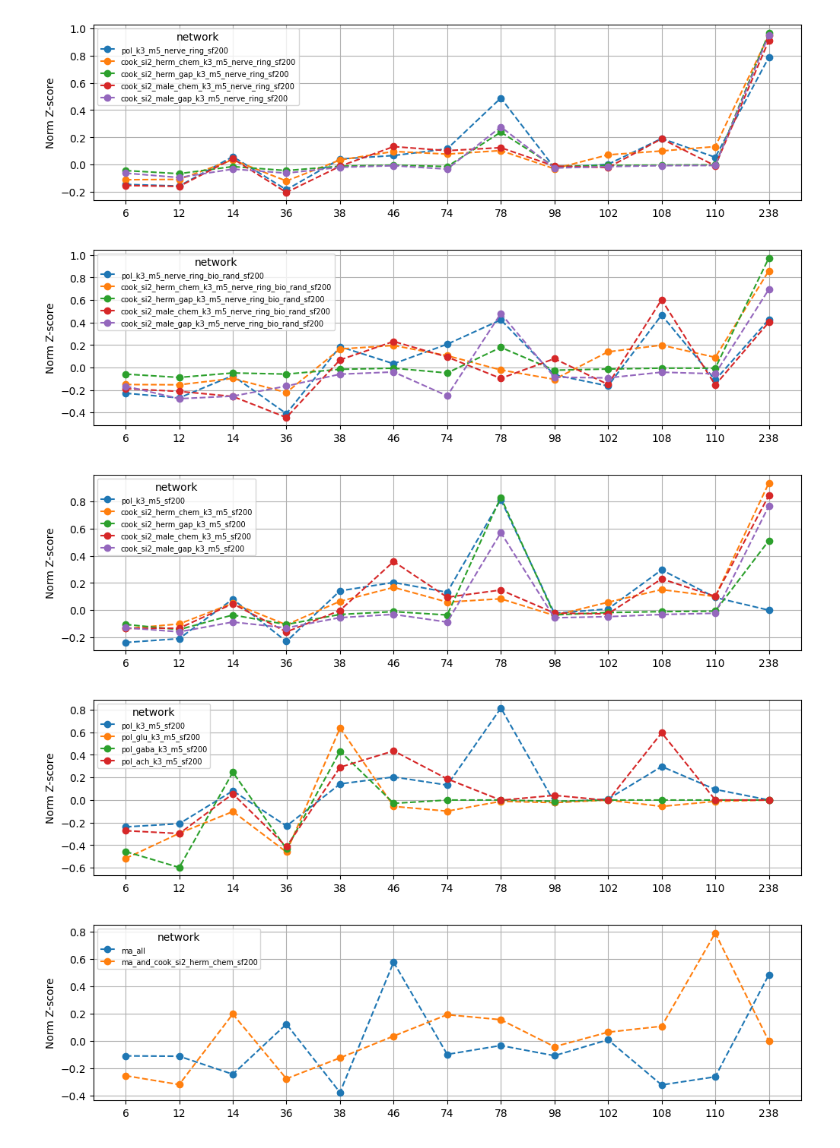
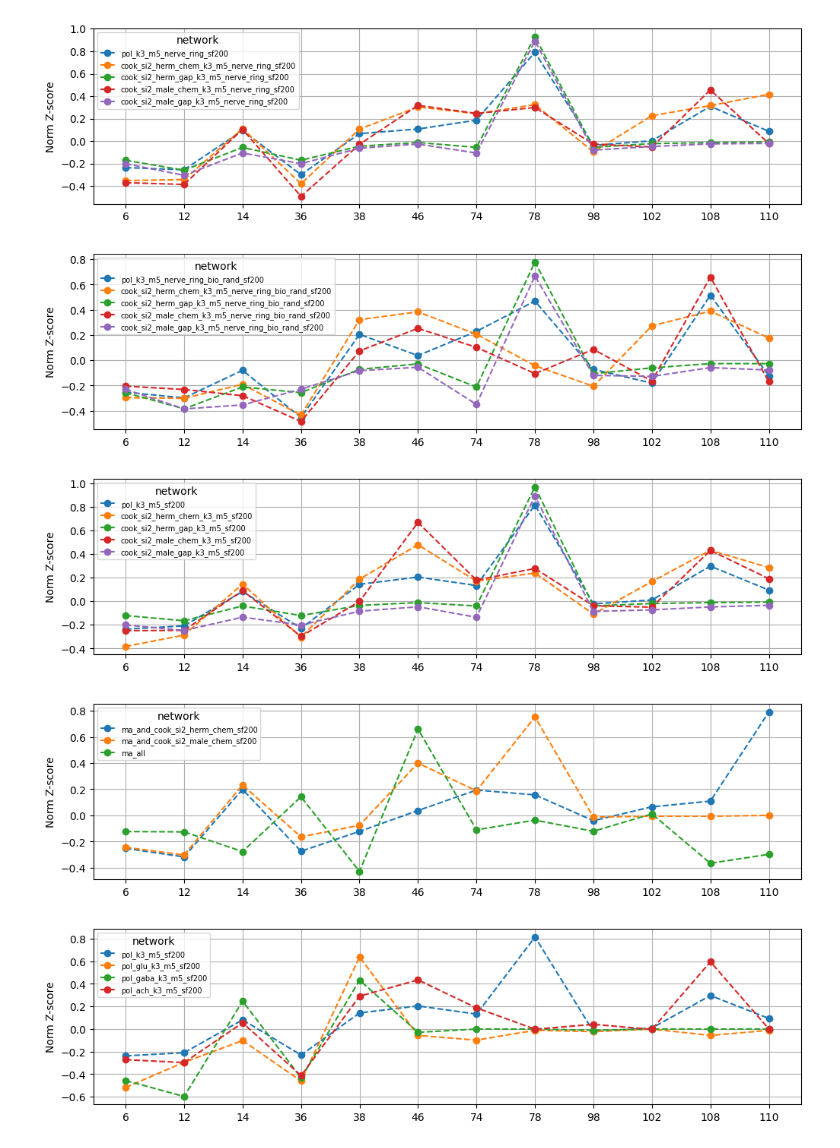
Before and after one commit to deangeckt/network_motifs, a Jupyter notebook: post_motif_analysis/multiple_network_motif_comparison.ipynb, the cells around one changed output. Saved outputs shown, nothing was run; the diff lists cells and outputs as text; code cells hidden in the pictures.

Commit message:
monoamines intersections new networks and their results

```diff
--- a/post_motif_analysis/multiple_network_motif_comparison.ipynb
+++ b/post_motif_analysis/multiple_network_motif_comparison.ipynb
@@ -96,7 +96,7 @@ def z_score_compare(network_motifs: list[list[Motif]], names: list[str]):
     fig, ax = plt.subplots()
     fig.set_size_inches(12, 3)
     for idx, motifs in enumerate(network_motifs):
-        triad_motifs = motifs[:13]
+        triad_motifs = motifs[:12]
         ids = [str(m.id) for m in triad_motifs]
         z_scores = [round(m.motif_criteria.z_score, 2) for m in triad_motifs]
         z_scores = np.array(z_scores) / LA.norm(z_scores)
@@ -125,42 +125,43 @@ network_groups = [
     'cook_si2_male_gap_k3_m5_nerve_ring_bio_rand_sf200'
     ],
     # all connectome # TODO mv all to sf 200
     [
     'pol_k3_m5_sf200',
     'cook_si2_herm_chem_k3_m5_sf200',
     'cook_si2_herm_gap_k3_m5_sf200',
     'cook_si2_male_chem_k3_m5_sf200',
     'cook_si2_male_gap_k3_m5_sf200',
     # 'durbin_herm_chem_k3_m5',
     ],
-    # Polarity
+    # Monoamines (and with gap or pol alone isnt relevant)
+    [
+    'ma_and_cook_si2_herm_chem_sf200',
+    'ma_and_cook_si2_male_chem_sf200',
+    'ma_all',
+    ],
+    # Polarity [+ -]
     [
     'pol_k3_m5_sf200',
     'pol_glu_k3_m5_sf200',
     'pol_gaba_k3_m5_sf200',
     'pol_ach_k3_m5_sf200',
     # 'cmpx_pol_k3_m5',
-    ],
-    # Monoamines
-    [
-    'ma_all',
-    'ma_and_cook_si2_herm_chem_sf200'
     ],
 ]
 
 for group in network_groups:
     network_motifs = []
     for name in group:
         data = import_results(f'results/{name}.bin')
         network_motifs.append(list(data['motifs'].values()))
     z_score_compare(network_motifs, group)
 
 
 draw_graphs(network_motifs[0])
 # %% [output]
-[figure, old version]
+[figure, new version]
-[figure, old version]
+[figure, new version]
-[figure, old version]
+[figure, new version]
-[figure, old version]
+[figure, new version]
-[figure, old version]
+[figure, new version]
 [figure]
```
Also changed, not shown: 14 other files.
